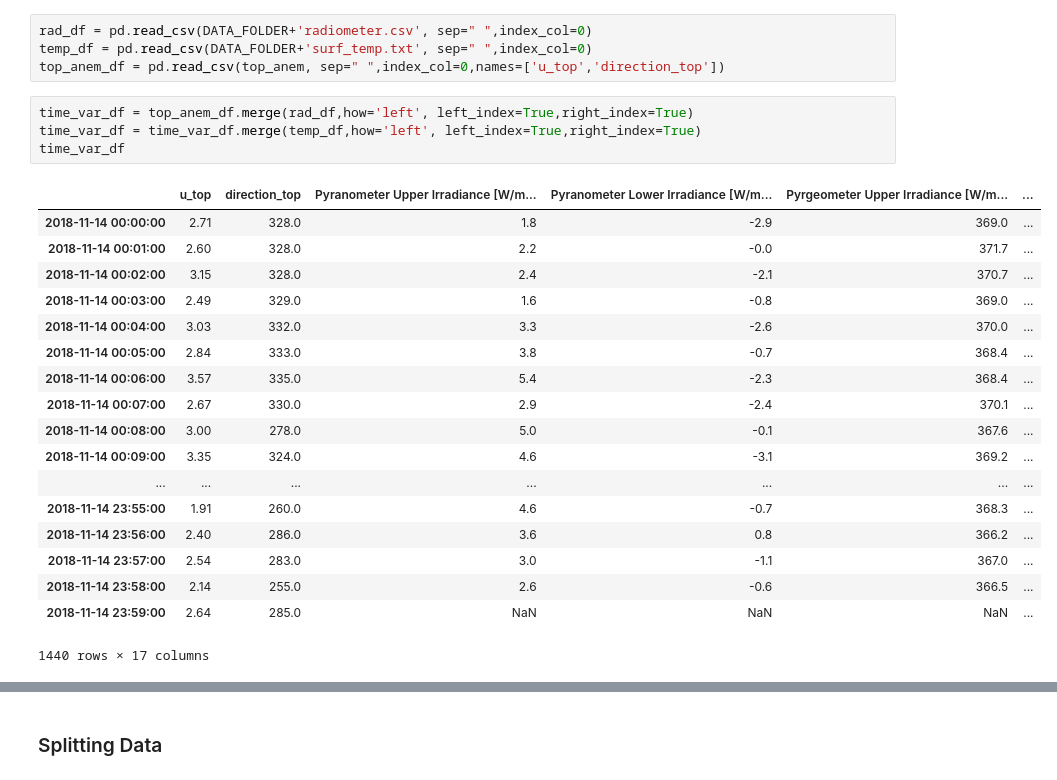
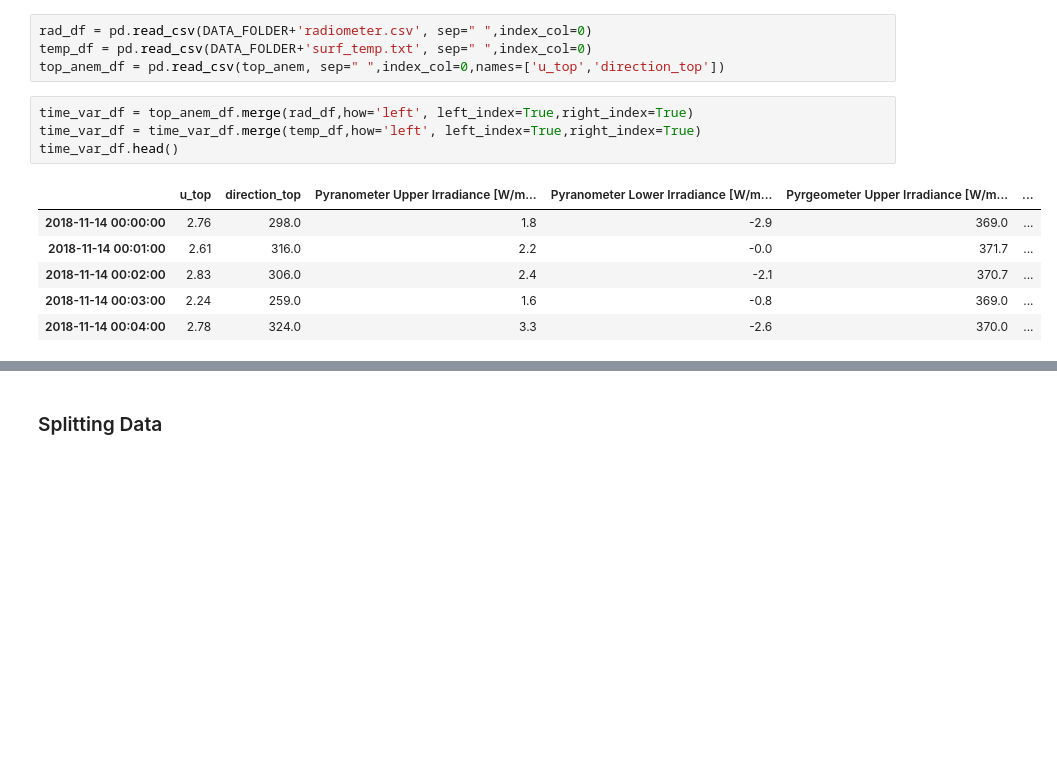
Before and after one commit to gianlucamancini7/ml_project2, a Jupyter notebook: ridge_regression.ipynb, the cells around one changed output, grey strips where cells are left out. Saved outputs shown, nothing was run; the diff lists cells and outputs as text; blank space fills up the shorter version.

```diff
--- a/ridge_regression.ipynb
+++ b/ridge_regression.ipynb
@@ -75,26 +69,14 @@ top_anem_df = pd.read_csv(top_anem, sep=" ",index_col=0,names=['u_top','directio
 # %%
 time_var_df = top_anem_df.merge(rad_df,how='left', left_index=True,right_index=True)
 time_var_df = time_var_df.merge(temp_df,how='left', left_index=True,right_index=True)
-time_var_df
+time_var_df.head()
 # %% [output]
 |  | u_top | direction_top | Pyranometer Upper Irradiance [W/m... | Pyranometer Lower Irradiance [W/m... | Pyrgeometer Upper Irradiance [W/m... | ... |
-| 2018-11-14 00:00:00 | 2.71 | 328.0 | 1.8 | -2.9 | 369.0 | ... |
-| 2018-11-14 00:01:00 | 2.60 | 328.0 | 2.2 | -0.0 | 371.7 | ... |
-| 2018-11-14 00:02:00 | 3.15 | 328.0 | 2.4 | -2.1 | 370.7 | ... |
-| 2018-11-14 00:03:00 | 2.49 | 329.0 | 1.6 | -0.8 | 369.0 | ... |
-| 2018-11-14 00:04:00 | 3.03 | 332.0 | 3.3 | -2.6 | 370.0 | ... |
-| 2018-11-14 00:05:00 | 2.84 | 333.0 | 3.8 | -0.7 | 368.4 | ... |
-| 2018-11-14 00:06:00 | 3.57 | 335.0 | 5.4 | -2.3 | 368.4 | ... |
-| 2018-11-14 00:07:00 | 2.67 | 330.0 | 2.9 | -2.4 | 370.1 | ... |
-| 2018-11-14 00:08:00 | 3.00 | 278.0 | 5.0 | -0.1 | 367.6 | ... |
-| 2018-11-14 00:09:00 | 3.35 | 324.0 | 4.6 | -3.1 | 369.2 | ... |
-| ... | ... | ... | ... | ... | ... | ... |
-| 2018-11-14 23:55:00 | 1.91 | 260.0 | 4.6 | -0.7 | 368.3 | ... |
-| 2018-11-14 23:56:00 | 2.40 | 286.0 | 3.6 | 0.8 | 366.2 | ... |
-| 2018-11-14 23:57:00 | 2.54 | 283.0 | 3.0 | -1.1 | 367.0 | ... |
-| 2018-11-14 23:58:00 | 2.14 | 255.0 | 2.6 | -0.6 | 366.5 | ... |
-| 2018-11-14 23:59:00 | 2.64 | 285.0 | NaN | NaN | NaN | ... |
+| 2018-11-14 00:00:00 | 2.76 | 298.0 | 1.8 | -2.9 | 369.0 | ... |
+| 2018-11-14 00:01:00 | 2.61 | 316.0 | 2.2 | -0.0 | 371.7 | ... |
+| 2018-11-14 00:02:00 | 2.83 | 306.0 | 2.4 | -2.1 | 370.7 | ... |
+| 2018-11-14 00:03:00 | 2.24 | 259.0 | 1.6 | -0.8 | 369.0 | ... |
+| 2018-11-14 00:04:00 | 2.78 | 324.0 | 3.3 | -2.6 | 370.0 | ... |
-1440 rows × 17 columns
 # %%
 tot_df=mast_anem_df.merge(time_var_df,how='left', left_index=True,right_index=True)
 tot_df = tot_df.dropna(axis=0, how='any')
```
Also changed, not shown: parts of 23 cells of this notebook.
